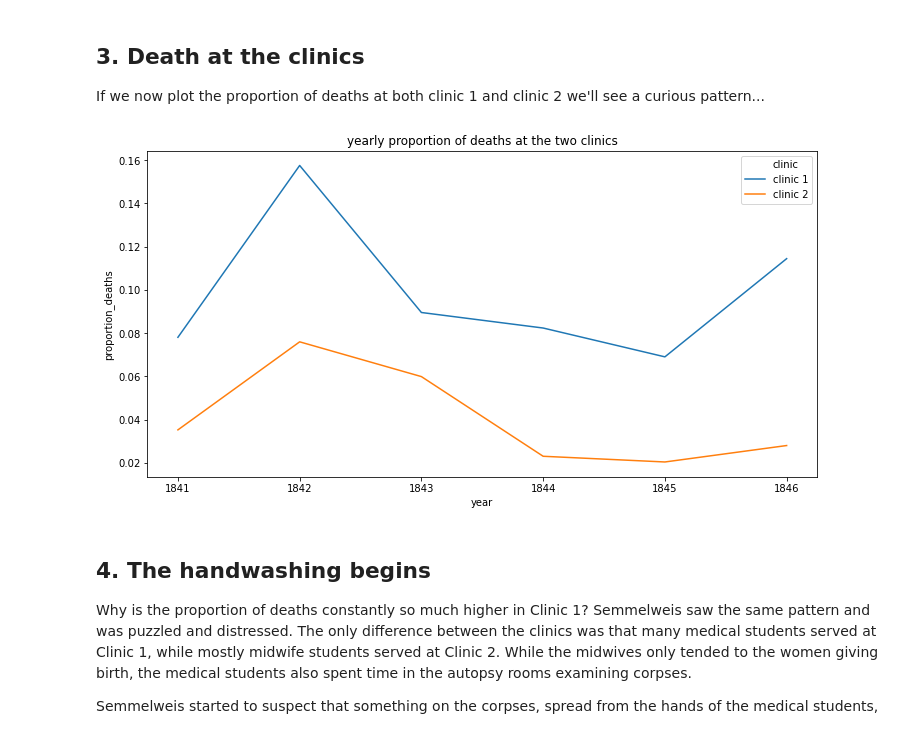
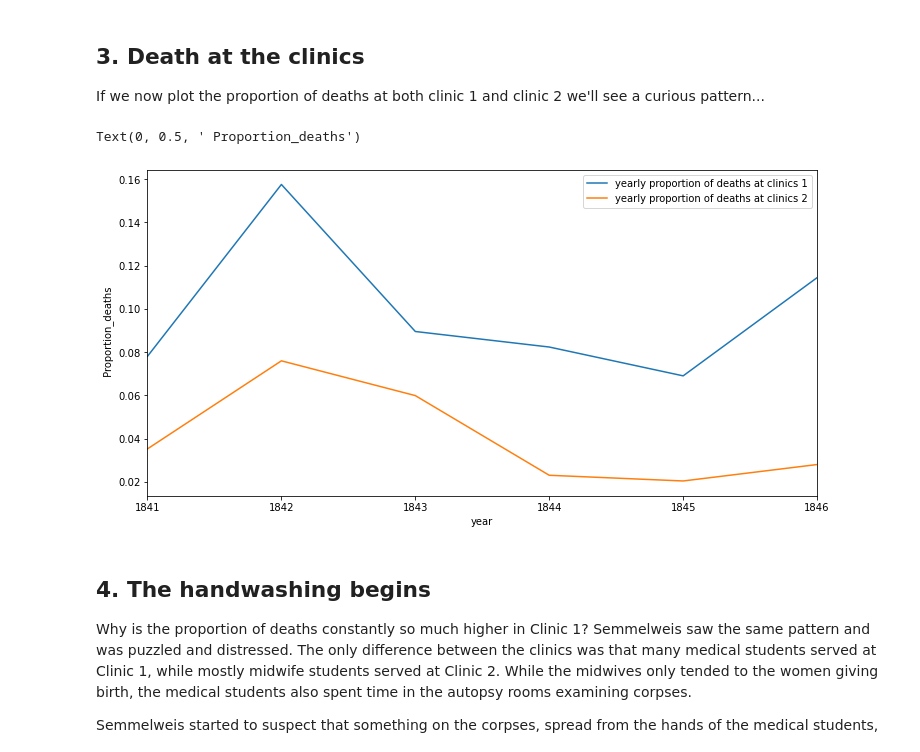
Before and after one commit to Akshatjain1999/Technocolabs-Internship-Project, a Jupyter notebook: mini-project-1/Dr. Semmelweis and the Discovery of Handwashing/notebook.ipynb, the cells around one changed output. Saved outputs shown, nothing was run; the diff lists cells and outputs as text; code cells hidden in the pictures.

```diff
--- a/mini-project-1/Dr. Semmelweis and the Discovery of Handwashing/notebook.ipynb
+++ b/mini-project-1/Dr. Semmelweis and the Discovery of Handwashing/notebook.ipynb
@@ -65,14 +65,15 @@ yearly1
 # %%
 # This makes plots appear in the notebook
 %matplotlib inline
 
 # Plot yearly proportion of deaths at the two clinics
 # ... YOUR CODE FOR TASK 3 ...
-plt.figure(figsize=(12,6))
-plt.title("yearly proportion of deaths at the two clinics")
-sns.lineplot(x='year',y='proportion_deaths',hue='clinic',data=yearly);
+ax = yearly1.plot(x='year',y='proportion_deaths',label='yearly proportion of deaths at clinics 1',figsize=(12,6))
+yearly2.plot(x='year',y='proportion_deaths',label='yearly proportion of deaths at clinics 2',ax=ax)
+ax.set_ylabel(" Proportion_deaths")
 # %% [output]
+Text(0, 0.5, ' Proportion_deaths')
-[figure, old version]
+[figure, new version]
 # %% [markdown]
 ## 4. The handwashing begins
 <p>Why is the proportion of deaths constantly so much higher in Clinic 1? Semmelweis saw the same pattern and was puzzled and distressed. The only difference between the clinics was that many medical students served at Clinic 1, while mostly midwife students served at Clinic 2. While the midwives only tended to the women giving birth, the medical students also spent time in the autopsy rooms examining corpses. </p>
```
Also changed, not shown: parts of 3 cells of this notebook, 5 other files.
